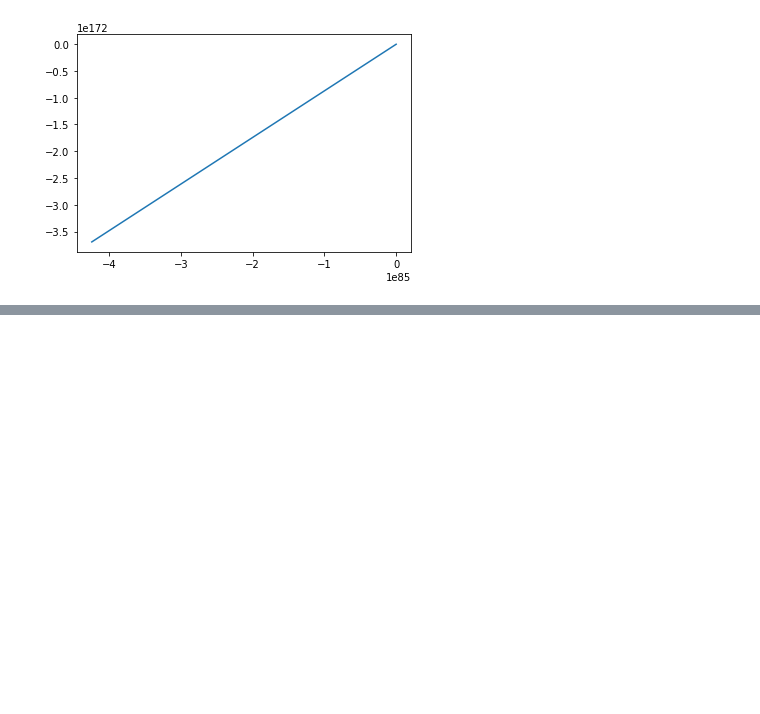
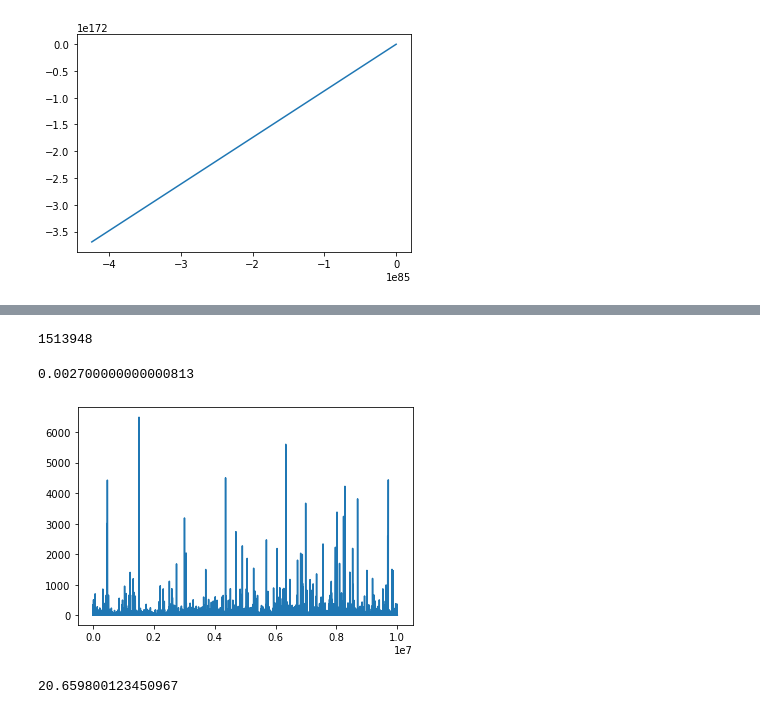
Before and after one commit to KarlHenrik/FYS4411-Gruppe, a Jupyter notebook: Project1/Code/Notebooks/EnergyPerAlpha.ipynb, the cells around one changed output, grey strips where cells are left out. Saved outputs shown, nothing was run; the diff lists cells and outputs as text; code cells hidden in the pictures; blank space fills up the shorter version.

```diff
--- a/Project1/Code/Notebooks/EnergyPerAlpha.ipynb
+++ b/Project1/Code/Notebooks/EnergyPerAlpha.ipynb
@@ -27,3 +27,7 @@ for i, lr in zip([0, 1, 2, 3, 4], [0.001, 0.01, 0.1, 0.2, 0.5]):
 [figure]
 [figure]
 [figure]
+# %%
+a = pd.read_csv("../Output/Correlated10_Big.txt", delim_whitespace = True)
+# %%
+a = a.iloc[:-2]
@@ -29,0 +50,19 @@ for i, lr in zip([0, 1, 2, 3, 4], [0.001, 0.01, 0.1, 0.2, 0.5]):
+# %%
+arr = np.array(a)
+# %%
+print(np.argmax(arr))
+# %% [output]
+1513948
+# %%
+15.1537 - 15.151
+# %% [output]
+0.002700000000000813
+# %%
+plt.plot(arr)
+plt.show()
+# %% [output]
+[figure, added]
+# %%
+np.std(arr)
+# %% [output]
+20.659800123450967
```
Also changed, not shown: parts of 2 cells of this notebook, 7 other files.
